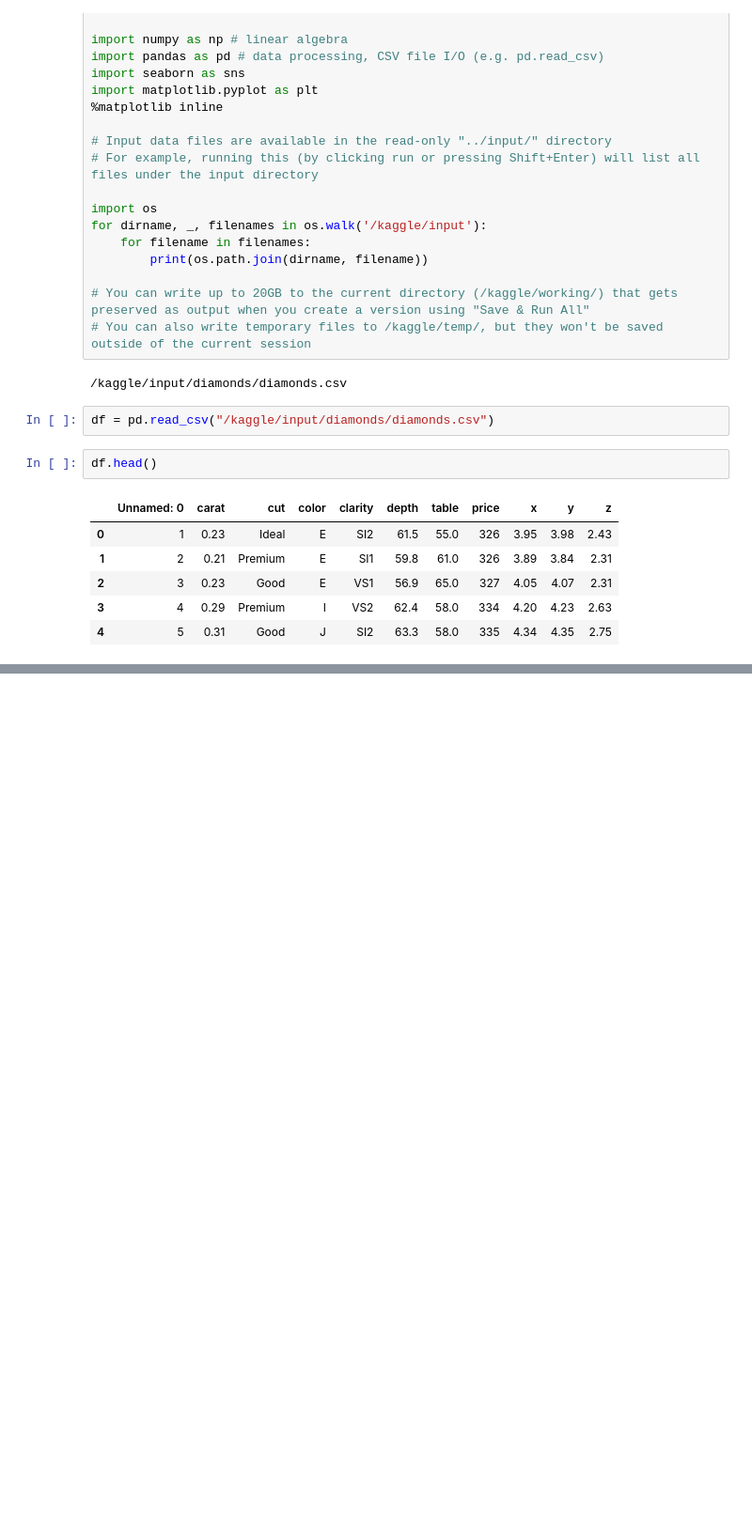
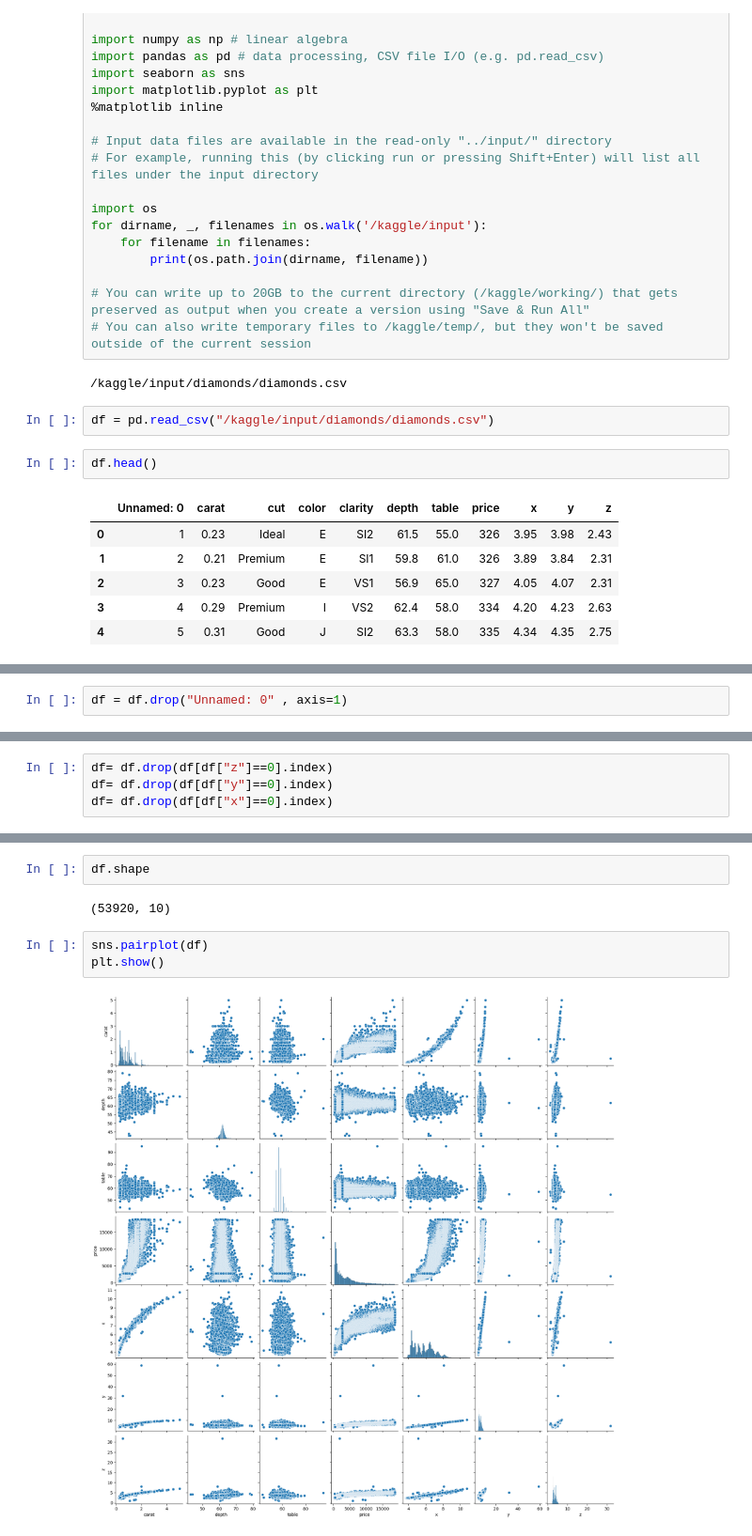
Before and after one commit to atanurgul/DiamondsDataML, a Jupyter notebook: MLdiamonds.ipynb, the cells around one changed output, grey strips where cells are left out. Shown at 94% size. Drawn from its saved outputs; the diff is of its cells as text; blank space fills up the shorter version.

```diff
--- a/MLdiamonds.ipynb
+++ b/MLdiamonds.ipynb
@@ -34,0 +62,2 @@ df.head()
+# %%
+df = df.drop("Unnamed: 0" , axis=1)
@@ -34,0 +123,4 @@ df.head()
+# %%
+df= df.drop(df[df["z"]==0].index)
+df= df.drop(df[df["y"]==0].index)
+df= df.drop(df[df["x"]==0].index)
@@ -34,0 +139,9 @@ df.head()
+# %%
+df.shape
+# %% [output]
+(53920, 10)
+# %%
+sns.pairplot(df)
+plt.show()
+# %% [output]
+[figure, added]
```
Also changed, not shown: parts of 35 cells of this notebook.
